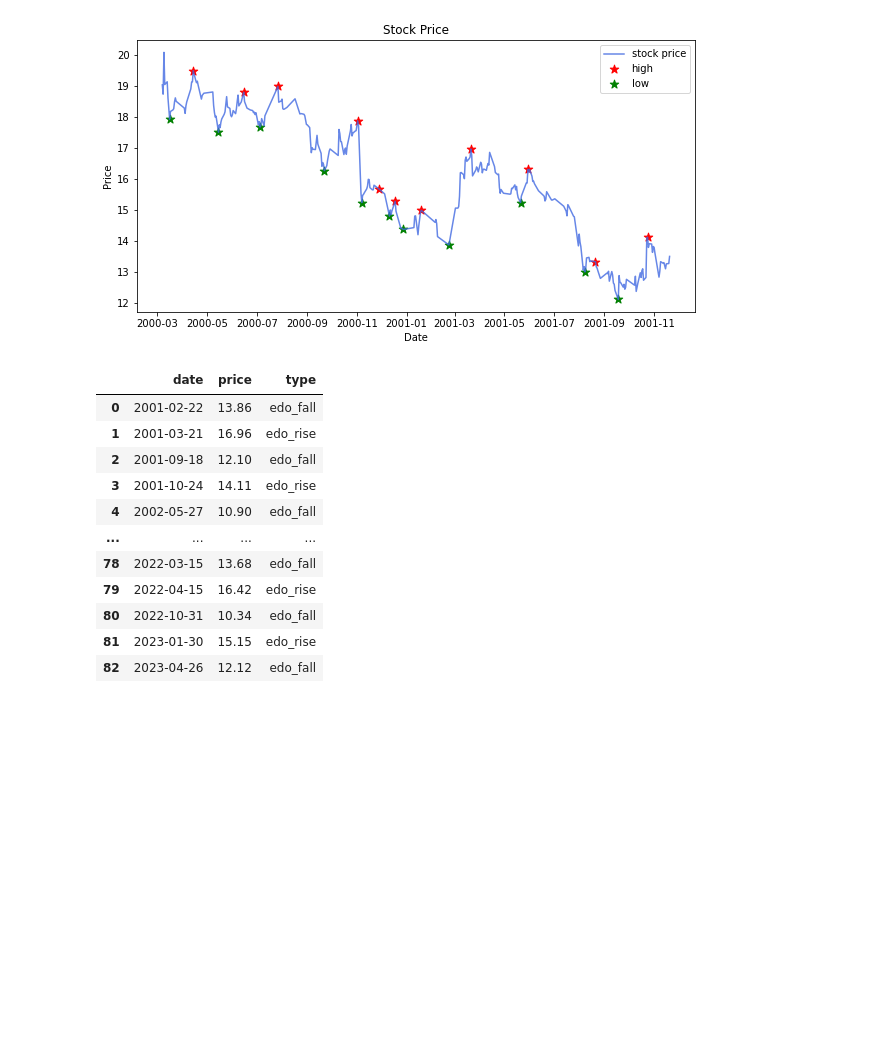
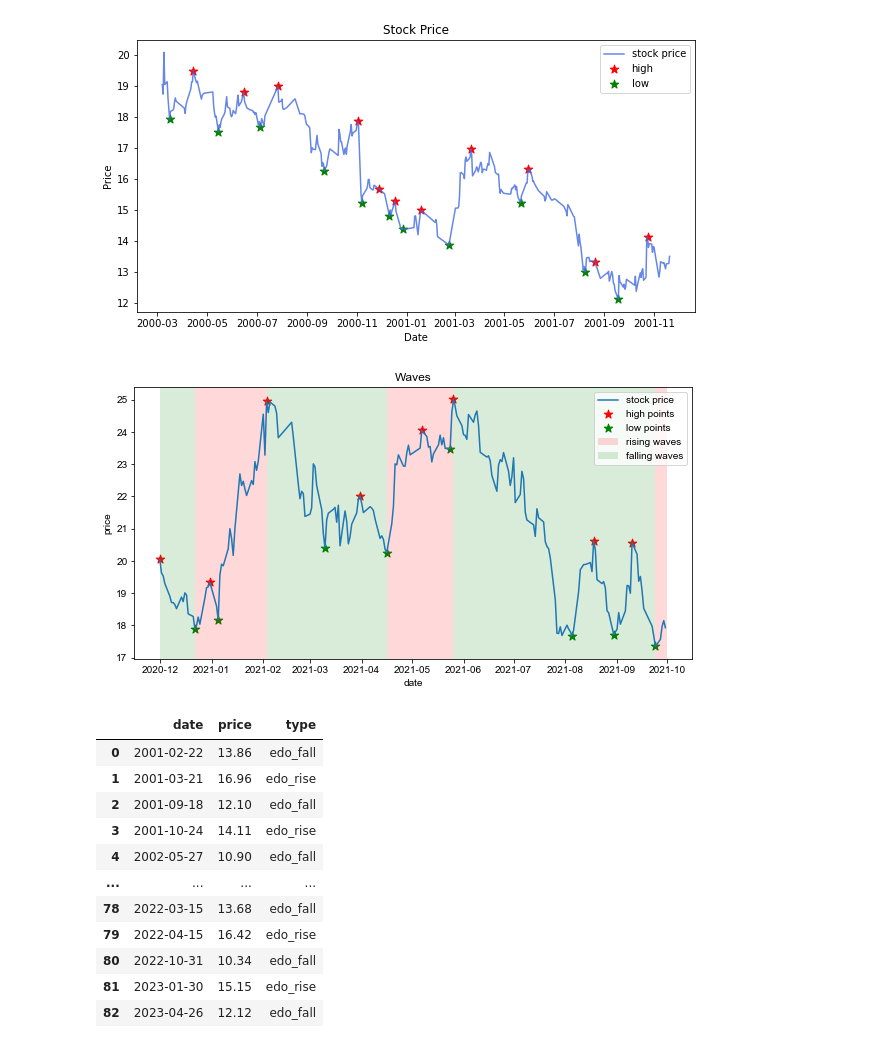
Before and after one commit to QsbpGroup/quant-stat-baby-project, a Jupyter notebook: temp/1.ipynb, the cells around one changed output. Cells and saved outputs as stored; diff of their text form; code cells hidden in the pictures; blank space fills up the shorter version.

Commit message:
add draw_waves

```diff
--- a/temp/1.ipynb
+++ b/temp/1.ipynb
@@ -26,6 +28,12 @@ high_points, low_points = hl.find_hl_MACD_robust(df, filename, fig_start_date='2
 z,zz = hl.find_hl_MACD_robust(df, filename, fig_start_date='2000-1', fig_end_date='2001-12')
 # %% [output]
 [figure]
+# %%
+from wave_price_change import *
+waves = wave_idnetify(filename='000001.SZ.csv', alpha=0.05)
+draw_waves(df, waves, '2020-12', '2021-10')
+# %% [output]
+[figure, added]
 # %%
 import pandas as pd
 import horizontal_area as ha
```
Also changed, not shown: parts of 1 cell of this notebook, 1 other file.
